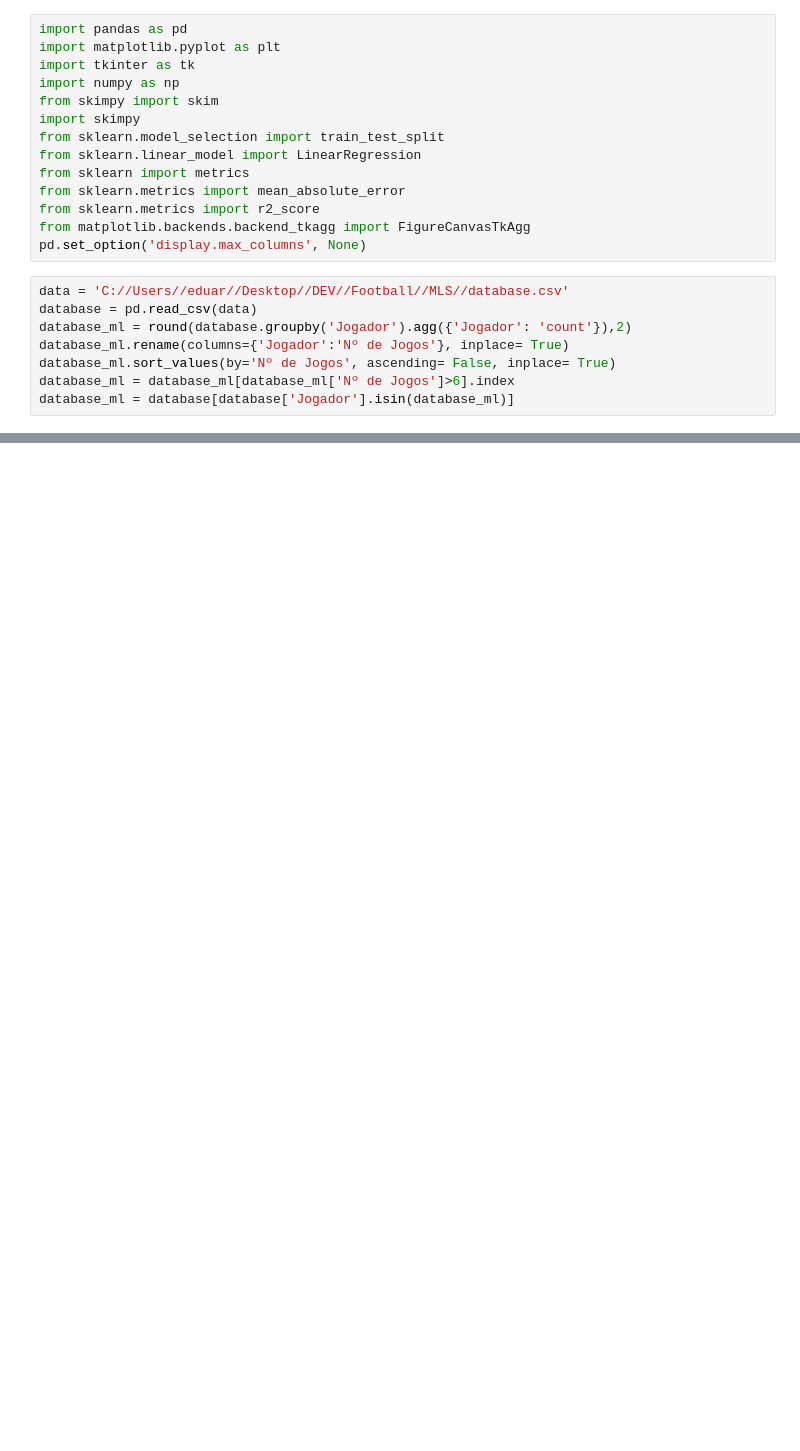
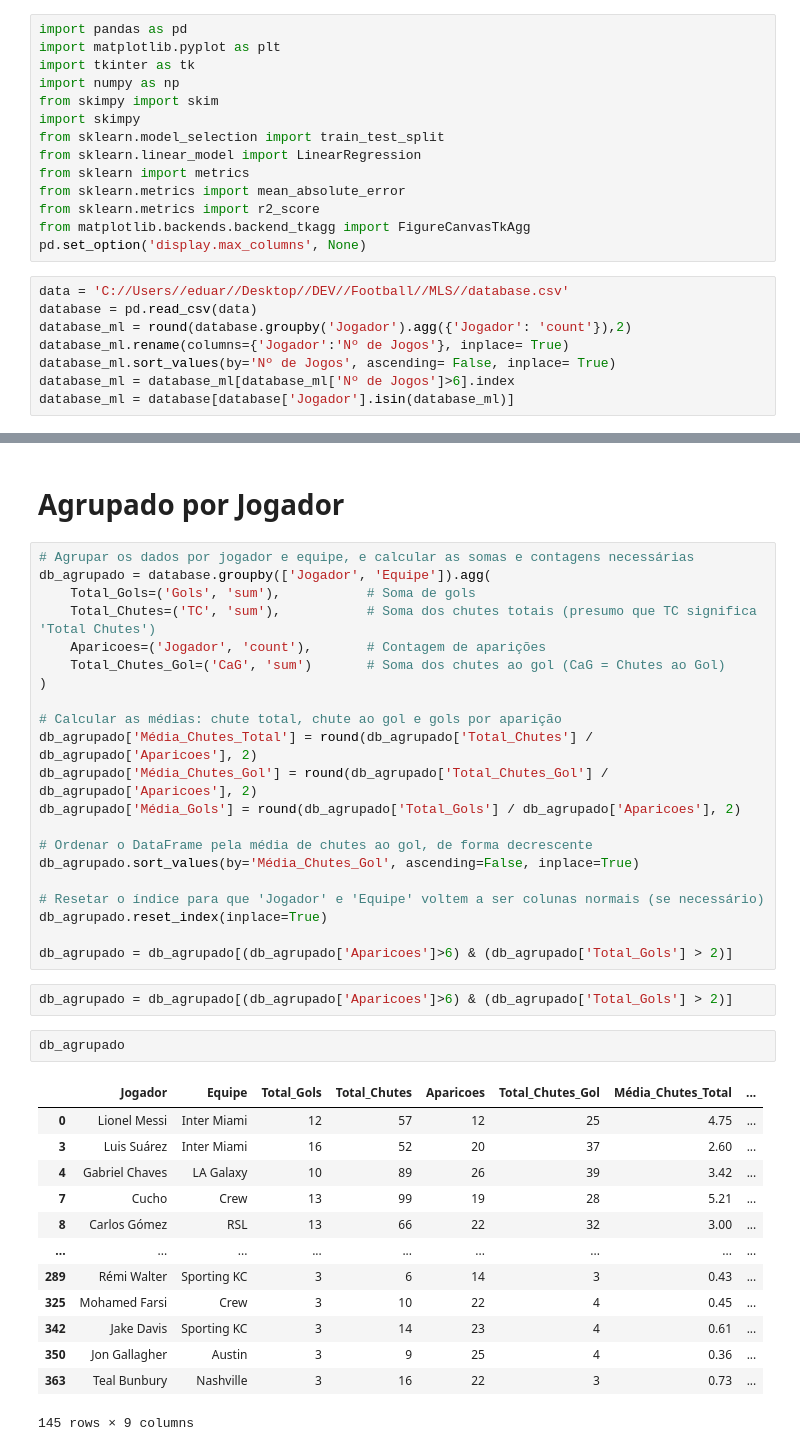
Before and after one commit to eduardopfbp/MLS-PlayerStats, a Jupyter notebook: ml.ipynb, the cells around one changed output, grey strips where cells are left out. Saved outputs shown, nothing was run; the diff lists cells and outputs as text; blank space fills up the shorter version.

```diff
--- a/ml.ipynb
+++ b/ml.ipynb
@@ -38,0 +116,41 @@ database_ml
+# %% [markdown]
+# Agrupado por Jogador
+# %%
+# Agrupar os dados por jogador e equipe, e calcular as somas e contagens necessárias
+db_agrupado = database.groupby(['Jogador', 'Equipe']).agg(
+    Total_Gols=('Gols', 'sum'),           # Soma de gols
+    Total_Chutes=('TC', 'sum'),           # Soma dos chutes totais (presumo que TC significa 'Total Chutes')
+    Aparicoes=('Jogador', 'count'),       # Contagem de aparições
+    Total_Chutes_Gol=('CaG', 'sum')       # Soma dos chutes ao gol (CaG = Chutes ao Gol)
+)
+
+# Calcular as médias: chute total, chute ao gol e gols por aparição
+db_agrupado['Média_Chutes_Total'] = round(db_agrupado['Total_Chutes'] / db_agrupado['Aparicoes'], 2)
+db_agrupado['Média_Chutes_Gol'] = round(db_agrupado['Total_Chutes_Gol'] / db_agrupado['Aparicoes'], 2)
+db_agrupado['Média_Gols'] = round(db_agrupado['Total_Gols'] / db_agrupado['Aparicoes'], 2)
+
+# Ordenar o DataFrame pela média de chutes ao gol, de forma decrescente
+db_agrupado.sort_values(by='Média_Chutes_Gol', ascending=False, inplace=True)
+
+# Resetar o índice para que 'Jogador' e 'Equipe' voltem a ser colunas normais (se necessário)
+db_agrupado.reset_index(inplace=True)
+
+db_agrupado = db_agrupado[(db_agrupado['Aparicoes']>6) & (db_agrupado['Total_Gols'] > 2)]
+# %%
+db_agrupado = db_agrupado[(db_agrupado['Aparicoes']>6) & (db_agrupado['Total_Gols'] > 2)]
+# %%
+db_agrupado
+# %% [output]
+|  | Jogador | Equipe | Total_Gols | Total_Chutes | Aparicoes | Total_Chutes_Gol | Média_Chutes_Total | ... |
+| 0 | Lionel Messi | Inter Miami | 12 | 57 | 12 | 25 | 4.75 | ... |
+| 3 | Luis Suárez | Inter Miami | 16 | 52 | 20 | 37 | 2.60 | ... |
+| 4 | Gabriel Chaves | LA Galaxy | 10 | 89 | 26 | 39 | 3.42 | ... |
+| 7 | Cucho | Crew | 13 | 99 | 19 | 28 | 5.21 | ... |
+| 8 | Carlos Gómez | RSL | 13 | 66 | 22 | 32 | 3.00 | ... |
+| ... | ... | ... | ... | ... | ... | ... | ... | ... |
+| 289 | Rémi Walter | Sporting KC | 3 | 6 | 14 | 3 | 0.43 | ... |
+| 325 | Mohamed Farsi | Crew | 3 | 10 | 22 | 4 | 0.45 | ... |
+| 342 | Jake Davis | Sporting KC | 3 | 14 | 23 | 4 | 0.61 | ... |
+| 350 | Jon Gallagher | Austin | 3 | 9 | 25 | 4 | 0.36 | ... |
+| 363 | Teal Bunbury | Nashville | 3 | 16 | 22 | 3 | 0.73 | ... |
+145 rows × 9 columns
```
Also changed, not shown: parts of 7 cells of this notebook, 2 other files.
